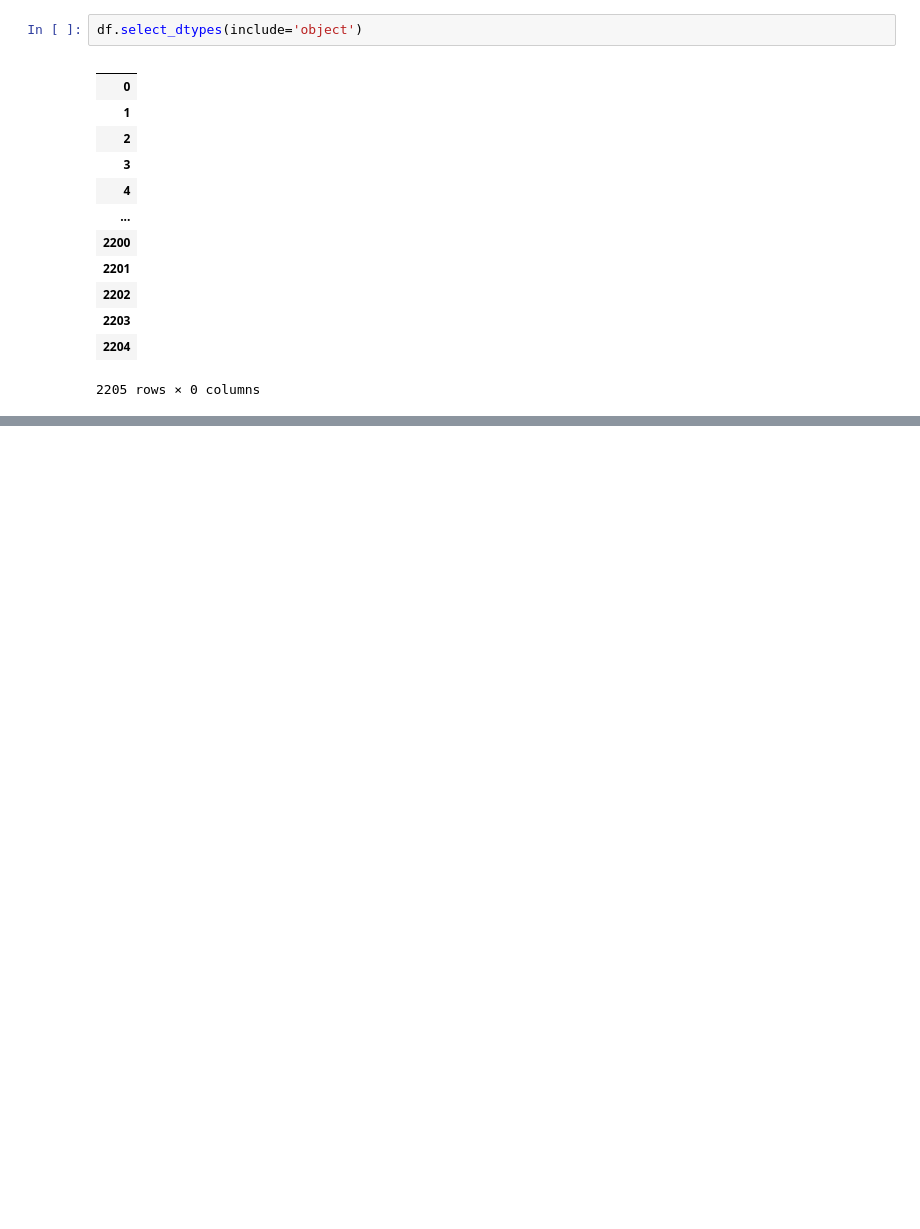
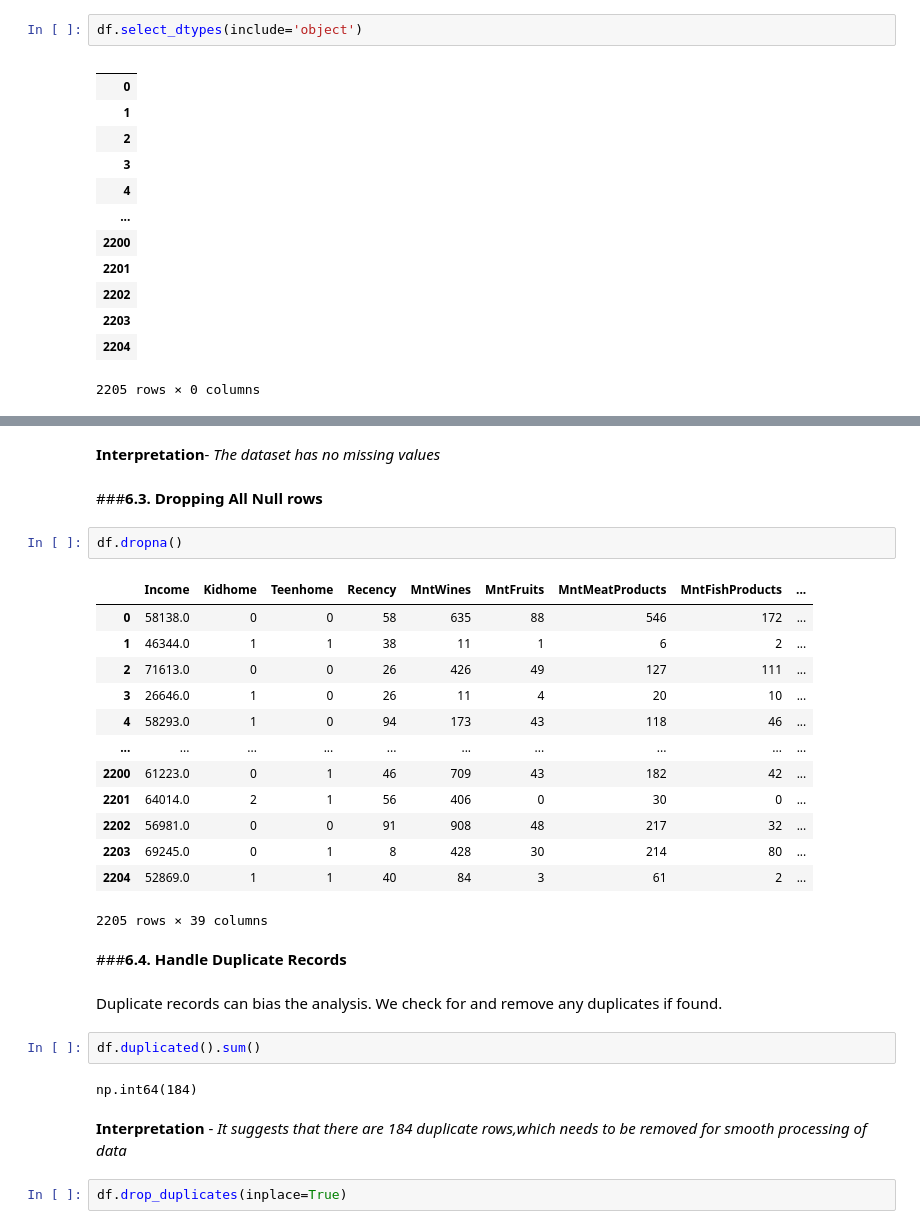
Before and after one commit to Sagarjain93/Marketing, a Jupyter notebook: Food.ipynb, the cells around one changed output, grey strips where cells are left out. Saved outputs shown, nothing was run; the diff lists cells and outputs as text; blank space fills up the shorter version.

```diff
--- a/Food.ipynb
+++ b/Food.ipynb
@@ -125,0 +159,32 @@ df.select_dtypes(include='object')
+# %% [markdown]
+**Interpretation**- *The dataset has no missing values*
+# %% [markdown]
+###**6.3. Dropping All Null rows**
+# %%
+df.dropna()
+# %% [output]
+|  | Income | Kidhome | Teenhome | Recency | MntWines | MntFruits | MntMeatProducts | MntFishProducts | ... |
+| 0 | 58138.0 | 0 | 0 | 58 | 635 | 88 | 546 | 172 | ... |
+| 1 | 46344.0 | 1 | 1 | 38 | 11 | 1 | 6 | 2 | ... |
+| 2 | 71613.0 | 0 | 0 | 26 | 426 | 49 | 127 | 111 | ... |
+| 3 | 26646.0 | 1 | 0 | 26 | 11 | 4 | 20 | 10 | ... |
+| 4 | 58293.0 | 1 | 0 | 94 | 173 | 43 | 118 | 46 | ... |
+| ... | ... | ... | ... | ... | ... | ... | ... | ... | ... |
+| 2200 | 61223.0 | 0 | 1 | 46 | 709 | 43 | 182 | 42 | ... |
+| 2201 | 64014.0 | 2 | 1 | 56 | 406 | 0 | 30 | 0 | ... |
+| 2202 | 56981.0 | 0 | 0 | 91 | 908 | 48 | 217 | 32 | ... |
+| 2203 | 69245.0 | 0 | 1 | 8 | 428 | 30 | 214 | 80 | ... |
+| 2204 | 52869.0 | 1 | 1 | 40 | 84 | 3 | 61 | 2 | ... |
+2205 rows × 39 columns
+# %% [markdown]
+###**6.4. Handle Duplicate Records**
+# %% [markdown]
+Duplicate records can bias the analysis. We check for and remove any duplicates if found.
+# %%
+df.duplicated().sum()
+# %% [output]
+np.int64(184)
+# %% [markdown]
+**Interpretation** - *It suggests that there are 184 duplicate rows,which needs to be removed for smooth processing of data*
+# %%
+df.drop_duplicates(inplace=True)
```
Also changed, not shown: parts of 26 cells of this notebook.
